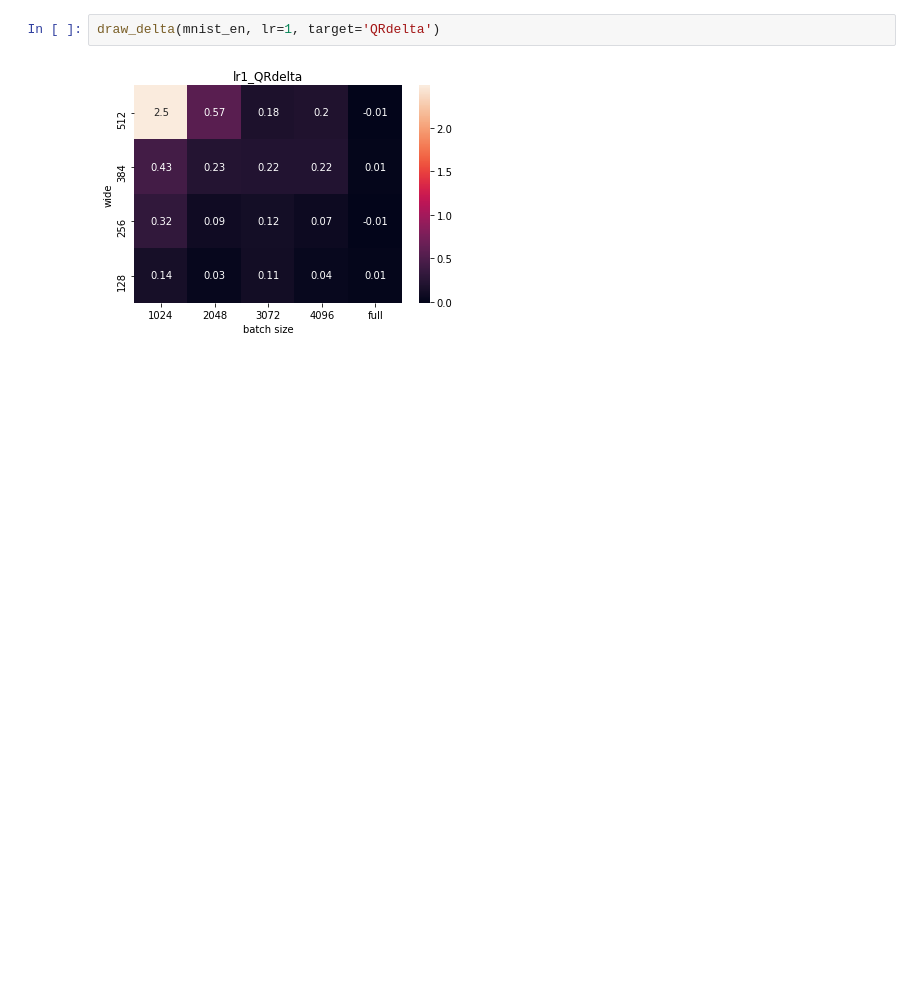
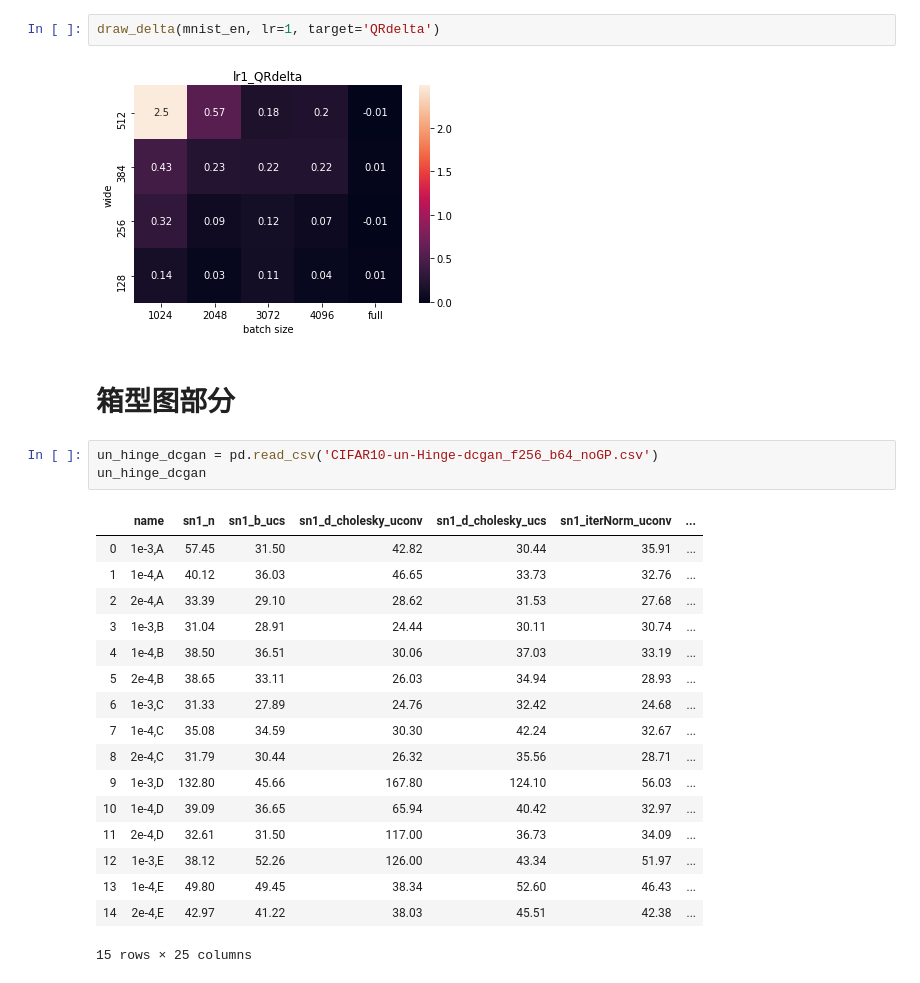
Before and after one commit to bhneo/wc-gan, a Jupyter notebook: plot/plot.ipynb, the cells around one changed output. Drawn from its saved outputs; the diff is of its cells as text; blank space fills up the shorter version.

```diff
--- a/plot/plot.ipynb
+++ b/plot/plot.ipynb
@@ -60,3 +63,26 @@ draw_delta(mnist_en, lr=1, target='DBNdelta')
 draw_delta(mnist_en, lr=1, target='QRdelta')
 # %% [output]
 [figure]
+# %% [markdown]
+# 箱型图部分
+# %%
+un_hinge_dcgan = pd.read_csv('CIFAR10-un-Hinge-dcgan_f256_b64_noGP.csv')
+un_hinge_dcgan
+# %% [output]
+|  | name | sn1_n | sn1_b_ucs | sn1_d_cholesky_uconv | sn1_d_cholesky_ucs | sn1_iterNorm_uconv | ... |
+| 0 | 1e-3,A | 57.45 | 31.50 | 42.82 | 30.44 | 35.91 | ... |
+| 1 | 1e-4,A | 40.12 | 36.03 | 46.65 | 33.73 | 32.76 | ... |
+| 2 | 2e-4,A | 33.39 | 29.10 | 28.62 | 31.53 | 27.68 | ... |
+| 3 | 1e-3,B | 31.04 | 28.91 | 24.44 | 30.11 | 30.74 | ... |
+| 4 | 1e-4,B | 38.50 | 36.51 | 30.06 | 37.03 | 33.19 | ... |
+| 5 | 2e-4,B | 38.65 | 33.11 | 26.03 | 34.94 | 28.93 | ... |
+| 6 | 1e-3,C | 31.33 | 27.89 | 24.76 | 32.42 | 24.68 | ... |
+| 7 | 1e-4,C | 35.08 | 34.59 | 30.30 | 42.24 | 32.67 | ... |
+| 8 | 2e-4,C | 31.79 | 30.44 | 26.32 | 35.56 | 28.71 | ... |
+| 9 | 1e-3,D | 132.80 | 45.66 | 167.80 | 124.10 | 56.03 | ... |
+| 10 | 1e-4,D | 39.09 | 36.65 | 65.94 | 40.42 | 32.97 | ... |
+| 11 | 2e-4,D | 32.61 | 31.50 | 117.00 | 36.73 | 34.09 | ... |
+| 12 | 1e-3,E | 38.12 | 52.26 | 126.00 | 43.34 | 51.97 | ... |
+| 13 | 1e-4,E | 49.80 | 49.45 | 38.34 | 52.60 | 46.43 | ... |
+| 14 | 2e-4,E | 42.97 | 41.22 | 38.03 | 45.51 | 42.38 | ... |
+15 rows × 25 columns
```
Also changed, not shown: parts of 8 cells of this notebook, 3 other files.
